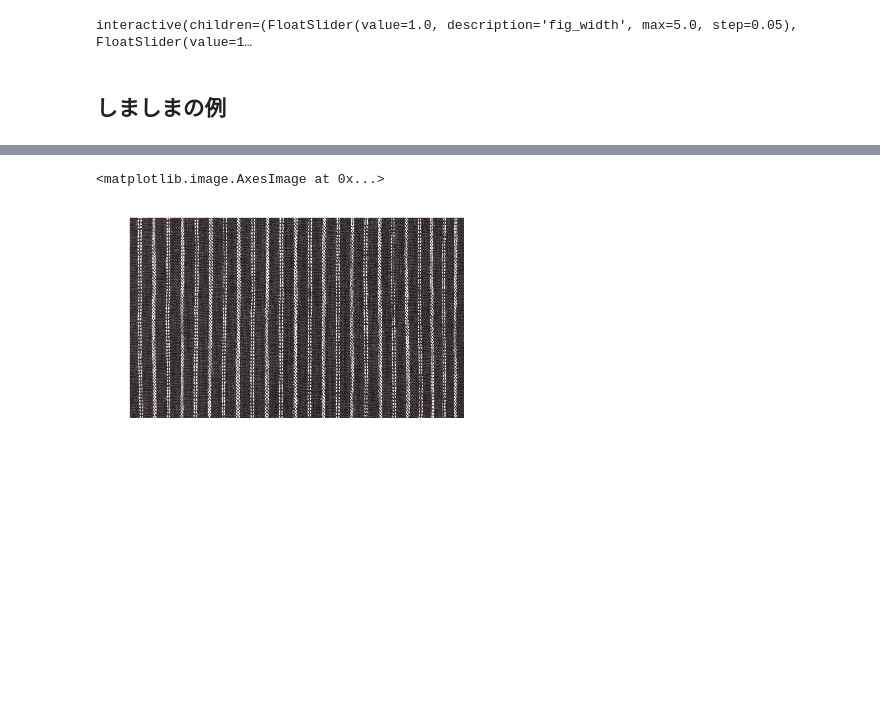
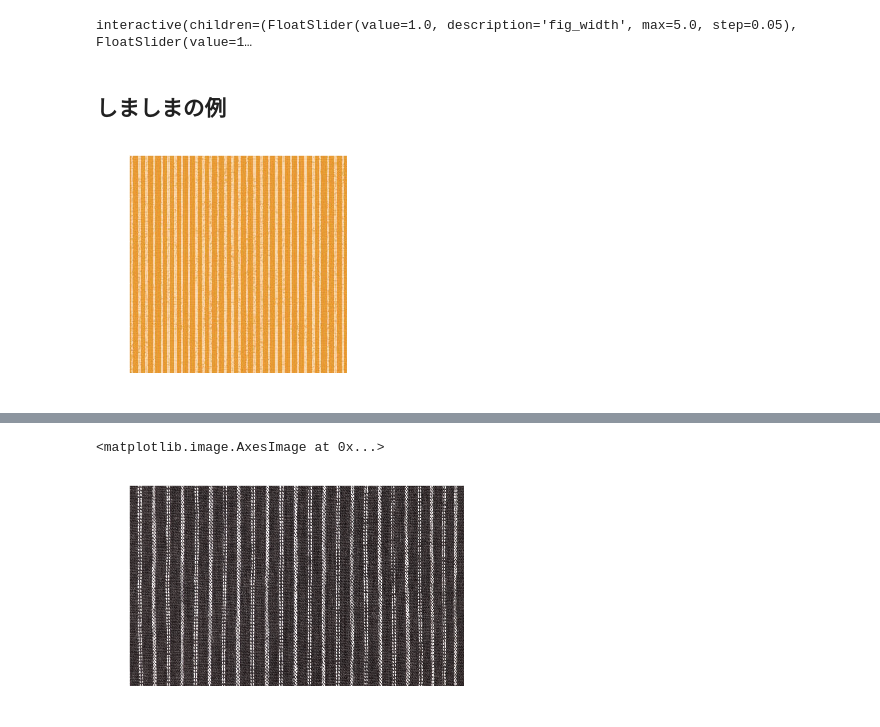
Before and after one commit to c-c-c-c/matsu_lab, a Jupyter notebook: gazoshori_algorism/381.ipynb, the cells around one changed output, grey strips where cells are left out. Drawn from its saved outputs; the diff is of its cells as text; code cells hidden in the pictures; blank space fills up the shorter version.

Commit message:
simple shima2

```diff
--- a/gazoshori_algorism/381.ipynb
+++ b/gazoshori_algorism/381.ipynb
@@ -354,3 +354,14 @@ lv(score)
 interactive(children=(FloatSlider(value=1.0, description='fig_width', max=5.0, step=0.05), FloatSlider(value=1…
 # %% [markdown]
 ## しましまの例
+# %%
+## デバッグ用画像簡易入手
+import urllib.request ;import cv2; import matplotlib.pyplot as plt
+# https://tex-mall.jp/file/item/5a4356082008d/88f661d68f080129fb0e514b8834198f.jpg' # ここを好きに変える
+shima_url0 = "https://simple-repeat.com/img/jpgimg/stripe/orange/stripe020orange256.jpg"
+img_shima_org0 = cv2.imdecode(np.fromstring(urllib.request.urlopen(shima_url0).read(), np.uint8), cv2.IMREAD_COLOR)
+img_shima0 = img_shima_org0.copy()
+
+mshow(img_shima0)
+# %% [output]
+[figure, added]
```
Also changed, not shown: parts of 2 cells of this notebook.
